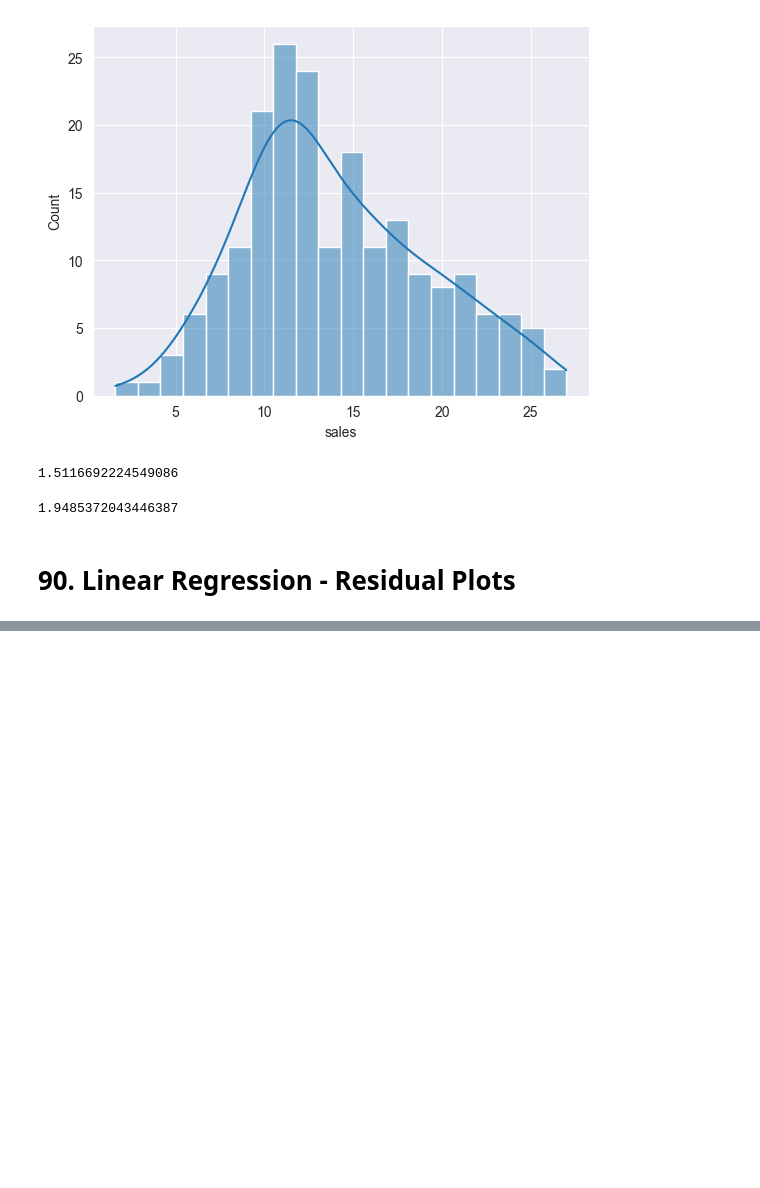
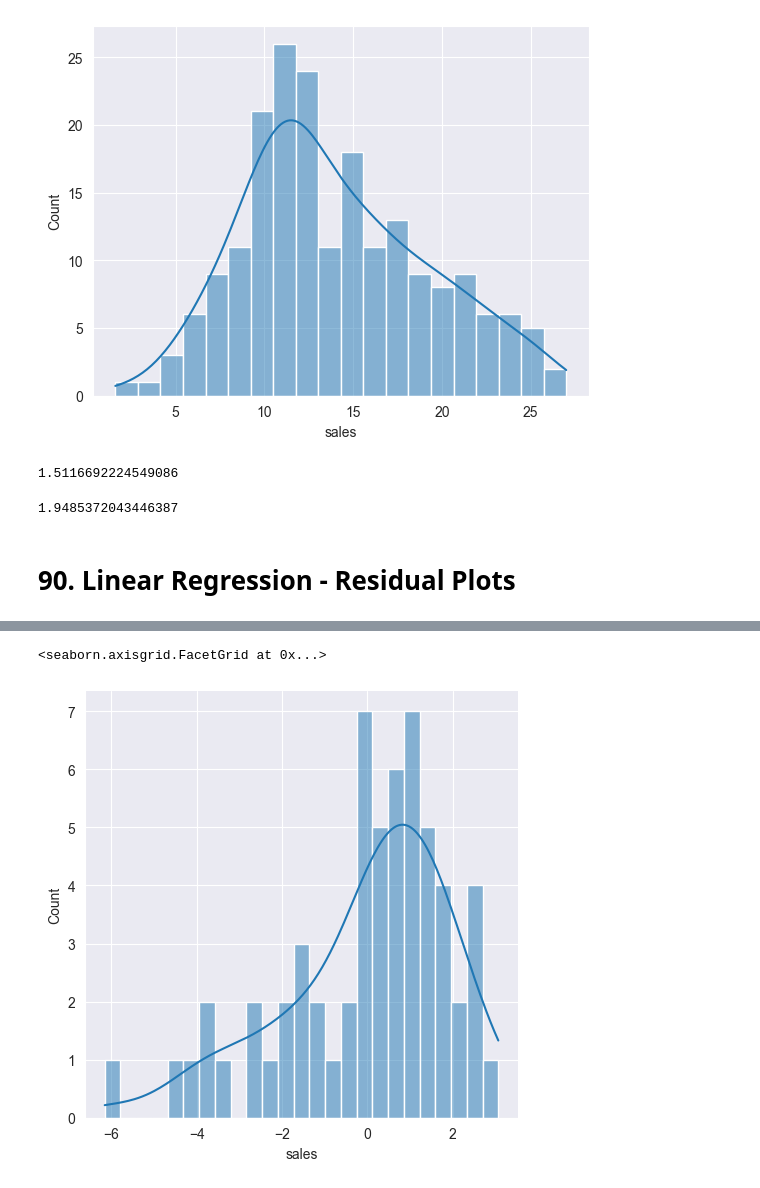
Before and after one commit to ZygimantasB/data_science_ml_learning, a Jupyter notebook: Section 10 Linear Regression/section_10.ipynb, the cells around one changed output, grey strips where cells are left out. Drawn from its saved outputs; the diff is of its cells as text; code cells hidden in the pictures; blank space fills up the shorter version.

```diff
--- a/Section 10 Linear Regression/section_10.ipynb
+++ b/Section 10 Linear Regression/section_10.ipynb
@@ -183,0 +194,5 @@ np.sqrt(mean_squared_error(y_test, test_predictions))
+# %%
+sns.displot(test_residuals, bins=25, kde=True)
+# %% [output]
+<seaborn.axisgrid.FacetGrid at 0x...>
+[figure, added]
```
Also changed, not shown: parts of 4 cells of this notebook.
